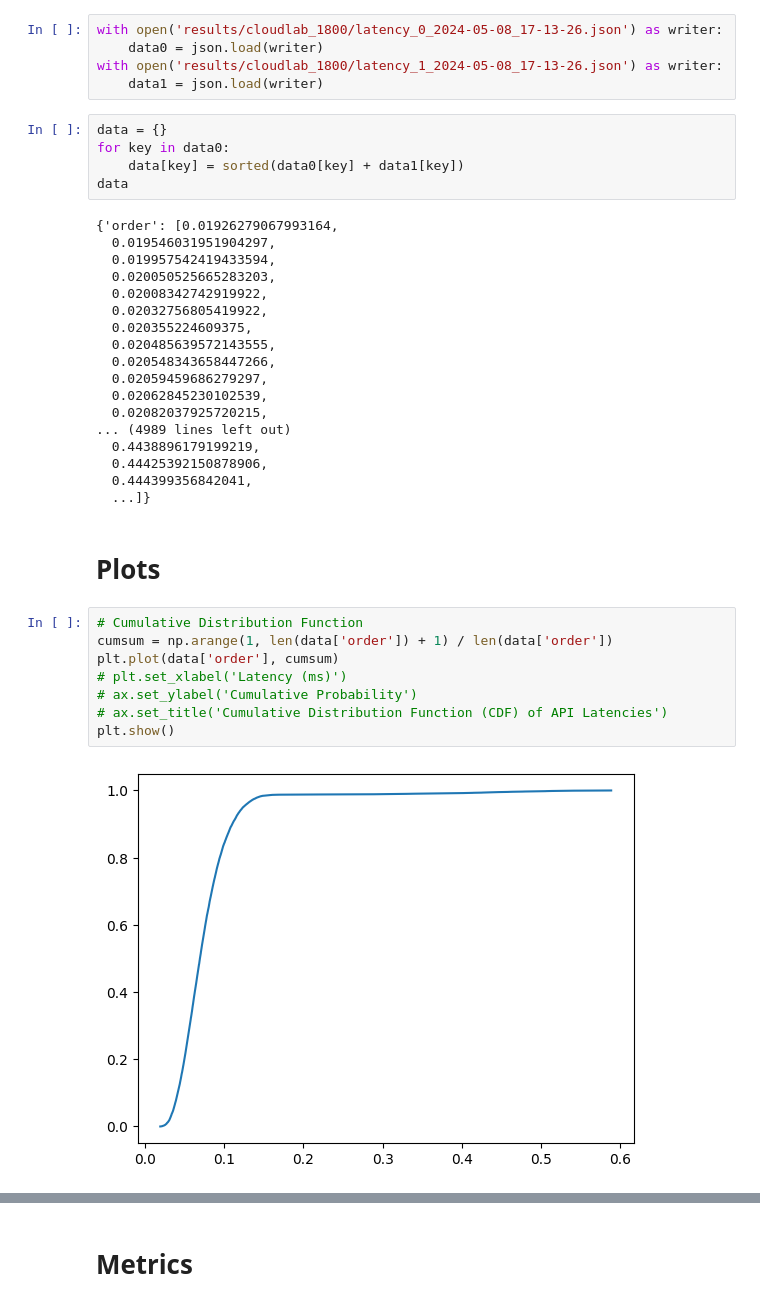
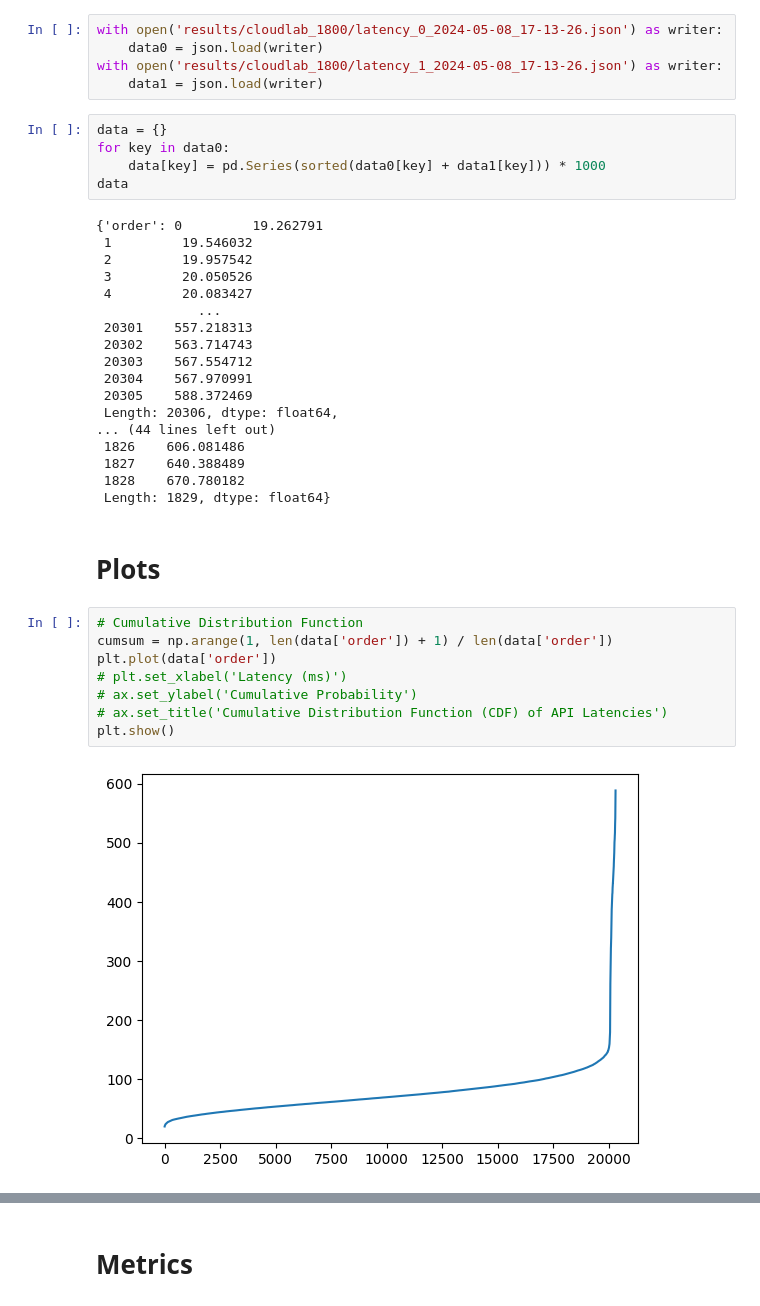
Before and after one commit to ashnehete/tpcc-web-server-py, a Jupyter notebook: plot_results.ipynb, the cells around one changed output, grey strips where cells are left out. Cells and saved outputs as stored; diff of their text form.

```diff
--- a/plot_results.ipynb
+++ b/plot_results.ipynb
@@ -12,38 +13,38 @@ with open('results/cloudlab_1800/latency_1_2024-05-08_17-13-26.json') as writer:
 # %%
 data = {}
 for key in data0:
-    data[key] = sorted(data0[key] + data1[key])
+    data[key] = pd.Series(sorted(data0[key] + data1[key])) * 1000
 data
 # %% [output]
-{'order': [0.01926279067993164,
-  0.019546031951904297,
-  0.019957542419433594,
-  0.020050525665283203,
-  0.02008342742919922,
-  0.02032756805419922,
-  0.020355224609375,
-  0.020485639572143555,
-  0.020548343658447266,
-  0.02059459686279297,
-  0.02062845230102539,
-  0.02082037925720215,
-... (4989 lines left out)
-  0.4438896179199219,
-  0.44425392150878906,
-  0.444399356842041,
-  ...]}
+{'order': 0         19.262791
+ 1         19.546032
+ 2         19.957542
+ 3         20.050526
+ 4         20.083427
+             ...
+ 20301    557.218313
+ 20302    563.714743
+ 20303    567.554712
+ 20304    567.970991
+ 20305    588.372469
+ Length: 20306, dtype: float64,
+... (44 lines left out)
+ 1826    606.081486
+ 1827    640.388489
+ 1828    670.780182
+ Length: 1829, dtype: float64}
 # %% [markdown]
 # Plots
 # %%
 # Cumulative Distribution Function
 cumsum = np.arange(1, len(data['order']) + 1) / len(data['order'])
-plt.plot(data['order'], cumsum)
+plt.plot(data['order'])
 # plt.set_xlabel('Latency (ms)')
 # ax.set_ylabel('Cumulative Probability')
 # ax.set_title('Cumulative Distribution Function (CDF) of API Latencies')
 plt.show()
 # %% [output]
-[figure, old version]
+[figure, new version]
 # %%
 figure, axes = plt.subplots(nrows=5)
 figure.set_figheight(20)
```
Also changed, not shown: parts of 6 cells of this notebook, 7 other files.
